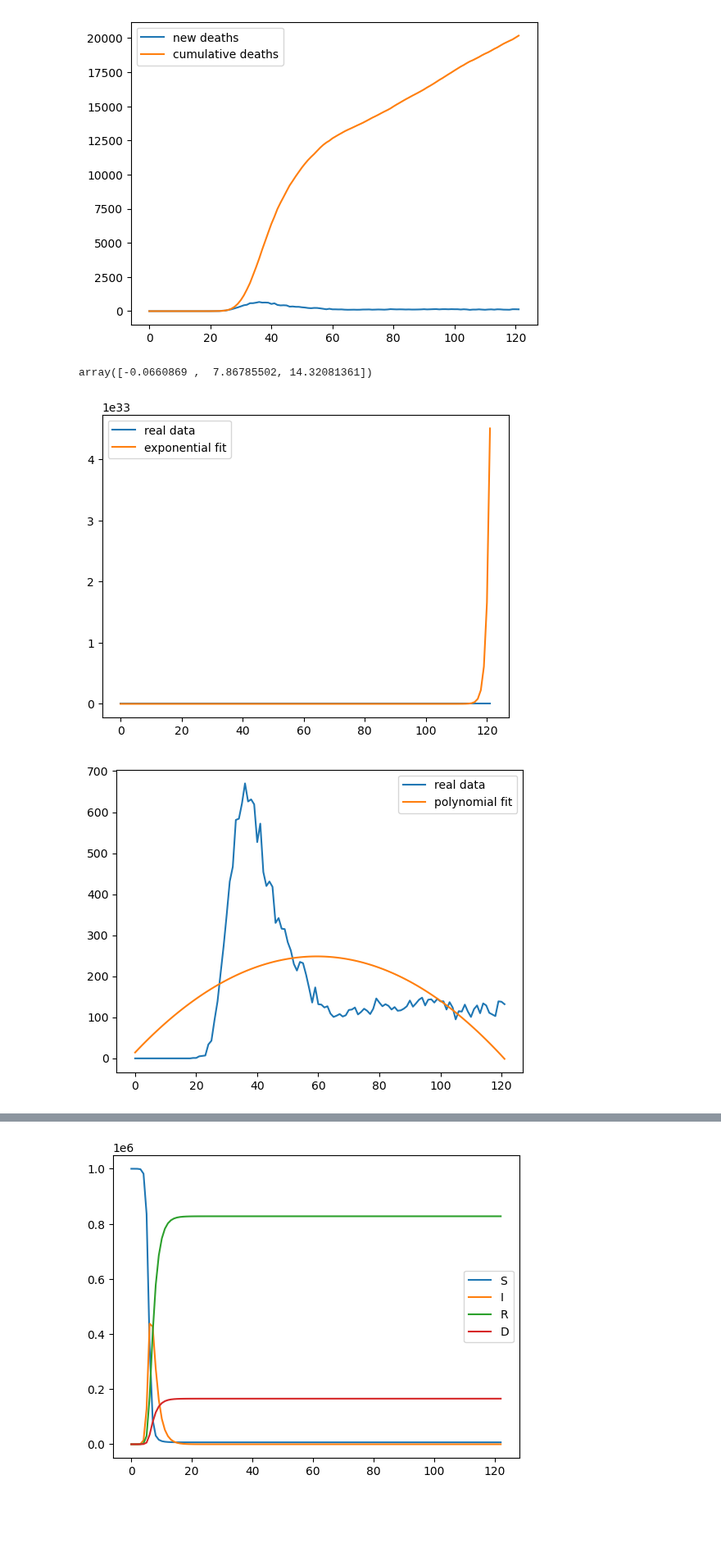
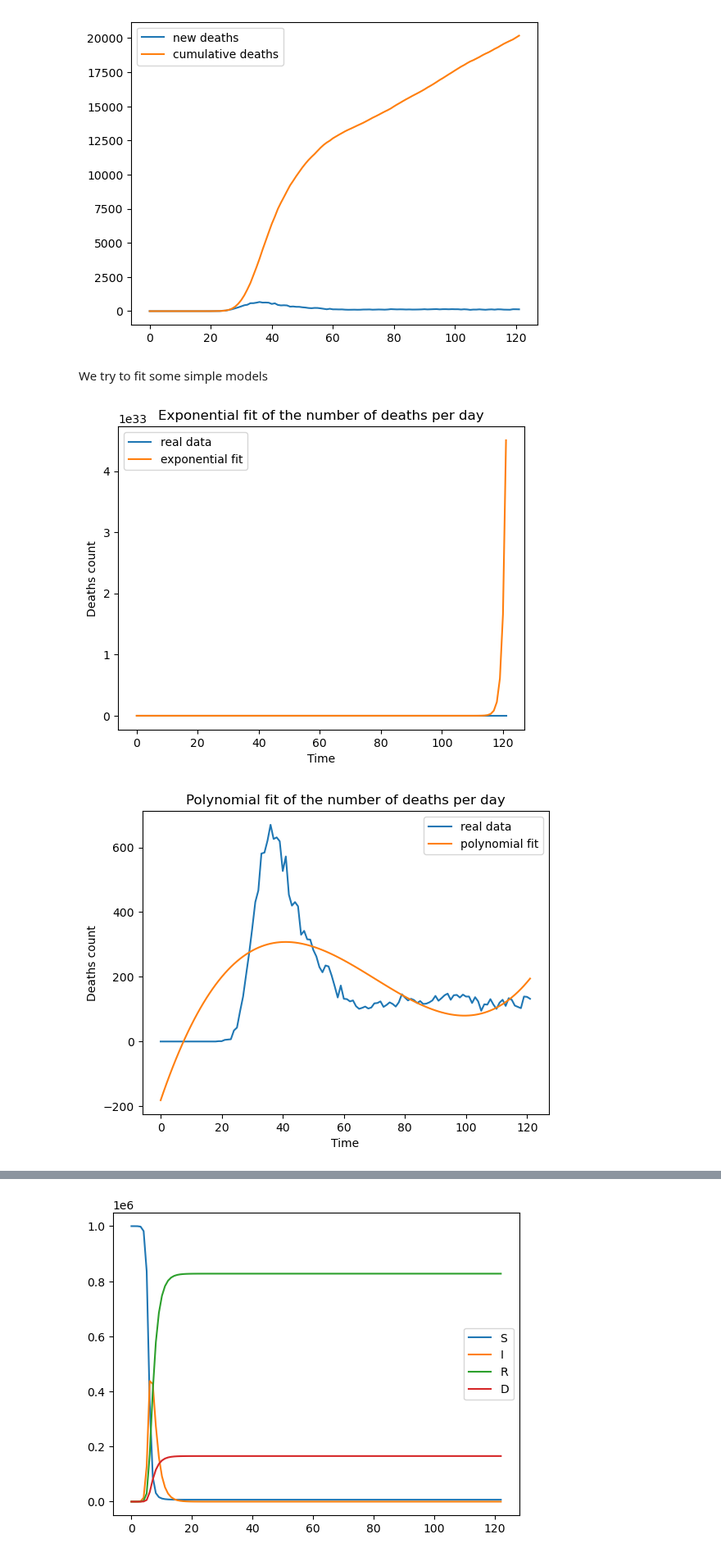
Before and after one commit to gregoirebechade/covid_internship, a Jupyter notebook: exploring.ipynb, the cells around one changed output, grey strips where cells are left out. Shown at 82% size. Drawn from its saved outputs; the diff is of its cells as text; code cells hidden in the pictures; blank space fills up the shorter version.

```diff
--- a/exploring.ipynb
+++ b/exploring.ipynb
@@ -113,7 +113,7 @@ plt.show()
 # %% [output]
 [figure]
 # %%
-y=np.array(df['new_deaths'])
-y_cumul=np.array([sum(y[:i]) for i in range(len(y))])
-x=np.arange(len(y))
+new_deaths=np.array(df['new_deaths'])
+death_cumul=np.array([sum(new_deaths[:i]) for i in range(len(new_deaths))])
+dates_of_pandemic=np.arange(len(new_deaths))
 # %%
@@ -123,29 +123,36 @@ plt.legend()
 plt.show()
 # %% [output]
 [figure]
+# %% [markdown]
+We try to fit some simple models
 # %%
 def exponential_func(x, a, b, c):
     return a*np.exp(b*x)+c
 # %%
-def polynomla_func(x, a, b, c):
-    return a*x**2+b*x+c
+def polynomla_func(x, a, b, c, d, e , f):
+    return a*x**2+b*x+c + e*x**3
 # %%
-p, _ =curve_fit(exponential_func, x, y)
+p, _ =curve_fit(exponential_func, dates_of_pandemic, new_deaths)
 p
-p2, _ =curve_fit(polynomla_func, x, y)
-p2
+p2, _ =curve_fit(polynomla_func, dates_of_pandemic, new_deaths)
-# %% [output]
-array([-0.0660869 ,  7.86785502, 14.32081361])
 # %%
-plt.plot(x,y, label='real data')
-plt.plot(x, exponential_func(x, *p), label= 'exponential fit')
+plt.plot(dates_of_pandemic,new_deaths, label='real data')
+plt.plot(dates_of_pandemic, exponential_func(dates_of_pandemic, *p), label= 'exponential fit')
+plt.title('Exponential fit of the number of deaths per day')
+plt.xlabel('Time')
+plt.ylabel('Deaths count')
+
 plt.legend()
 plt.show()
 
-plt.plot(x,y, label='real data')
-plt.plot(x, polynomla_func(x, *p2), label= 'polynomial fit')
+plt.plot(dates_of_pandemic,new_deaths,  label='real data')
+plt.plot(dates_of_pandemic, polynomla_func(dates_of_pandemic, *p2), label= 'polynomial fit')
+plt.title('Polynomial fit of the number of deaths per day')
+plt.xlabel('Time')
+plt.ylabel('Deaths count')
+
 plt.legend()
 plt.show()
 # %% [output]
-[figure, old version]
+[figure, new version]
-[figure, old version]
+[figure, new version]
```
Also changed, not shown: parts of 11 cells of this notebook.
